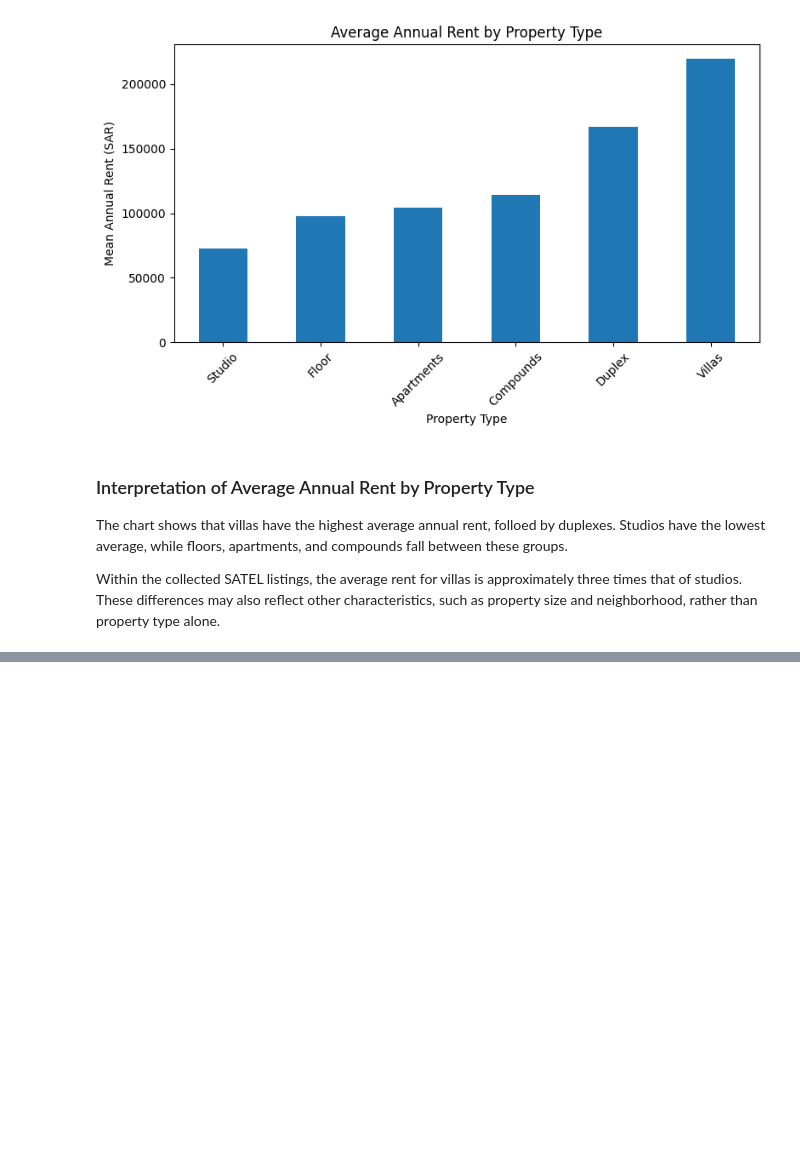
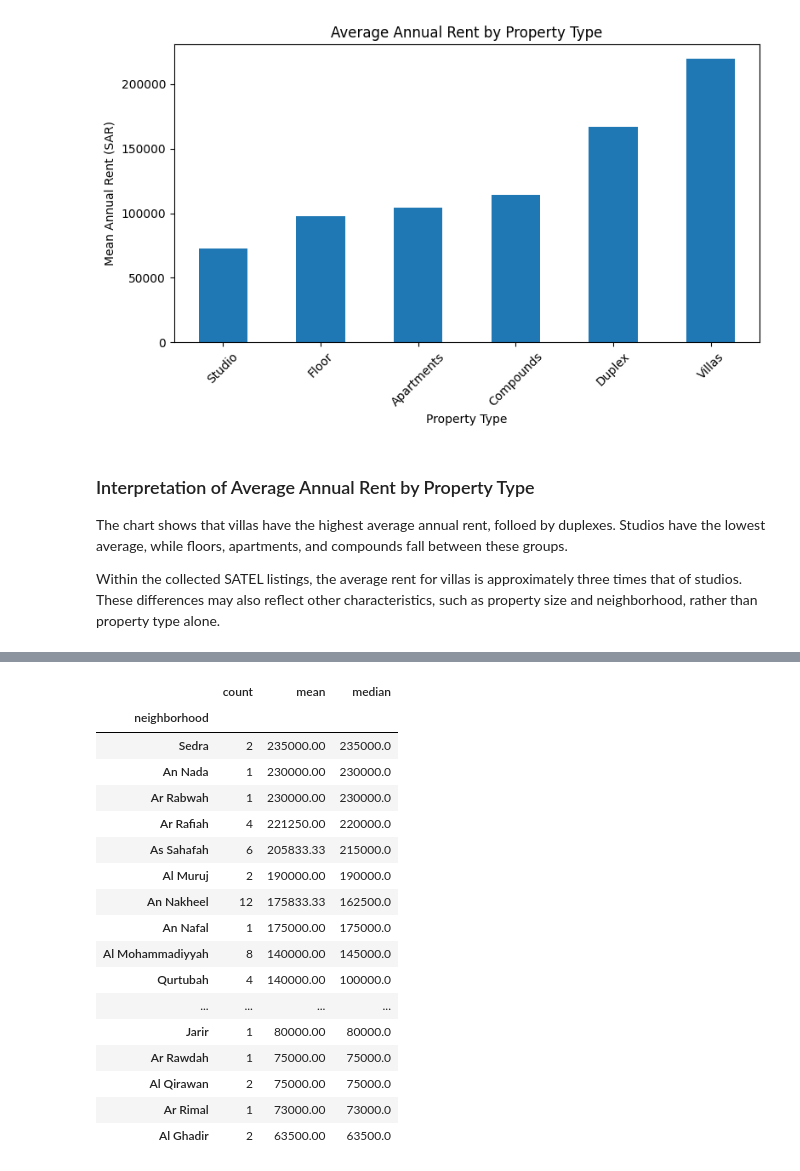
Before and after one commit to 1FATIMAH1/IT362, a Jupyter notebook: Phase2.ipynb, the cells around one changed output, grey strips where cells are left out. Drawn from its saved outputs; the diff is of its cells as text; code cells hidden in the pictures; blank space fills up the shorter version.

```diff
--- a/Phase2.ipynb
+++ b/Phase2.ipynb
@@ -605,0 +618,33 @@ plt.show()
+# %%
+# Calculate rental statistics for each neighborhood
+rent_by_neighborhood = eda_df.groupby('neighborhood')['annual_rent_sar'].agg(
+    ['count', 'mean', 'median']
+)
+
+# Sort neighborhoods from highest to lowest mean rent
+rent_by_neighborhood = rent_by_neighborhood.sort_values(
+    by='mean',
+    ascending=False
+).round(2)
+
+# Display all neighborhoods
+display(rent_by_neighborhood)
+# %% [output]
+|  | count | mean | median |
+| neighborhood |  |  |  |
+| Sedra | 2 | 235000.00 | 235000.0 |
+| An Nada | 1 | 230000.00 | 230000.0 |
+| Ar Rabwah | 1 | 230000.00 | 230000.0 |
+| Ar Rafiah | 4 | 221250.00 | 220000.0 |
+| As Sahafah | 6 | 205833.33 | 215000.0 |
+| Al Muruj | 2 | 190000.00 | 190000.0 |
+| An Nakheel | 12 | 175833.33 | 162500.0 |
+| An Nafal | 1 | 175000.00 | 175000.0 |
+| Al Mohammadiyyah | 8 | 140000.00 | 145000.0 |
+| Qurtubah | 4 | 140000.00 | 100000.0 |
+| ... | ... | ... | ... |
+| Jarir | 1 | 80000.00 | 80000.0 |
+| Ar Rawdah | 1 | 75000.00 | 75000.0 |
+| Al Qirawan | 2 | 75000.00 | 75000.0 |
+| Ar Rimal | 1 | 73000.00 | 73000.0 |
+| Al Ghadir | 2 | 63500.00 | 63500.0 |
```
Also changed, not shown: parts of 6 cells of this notebook.
